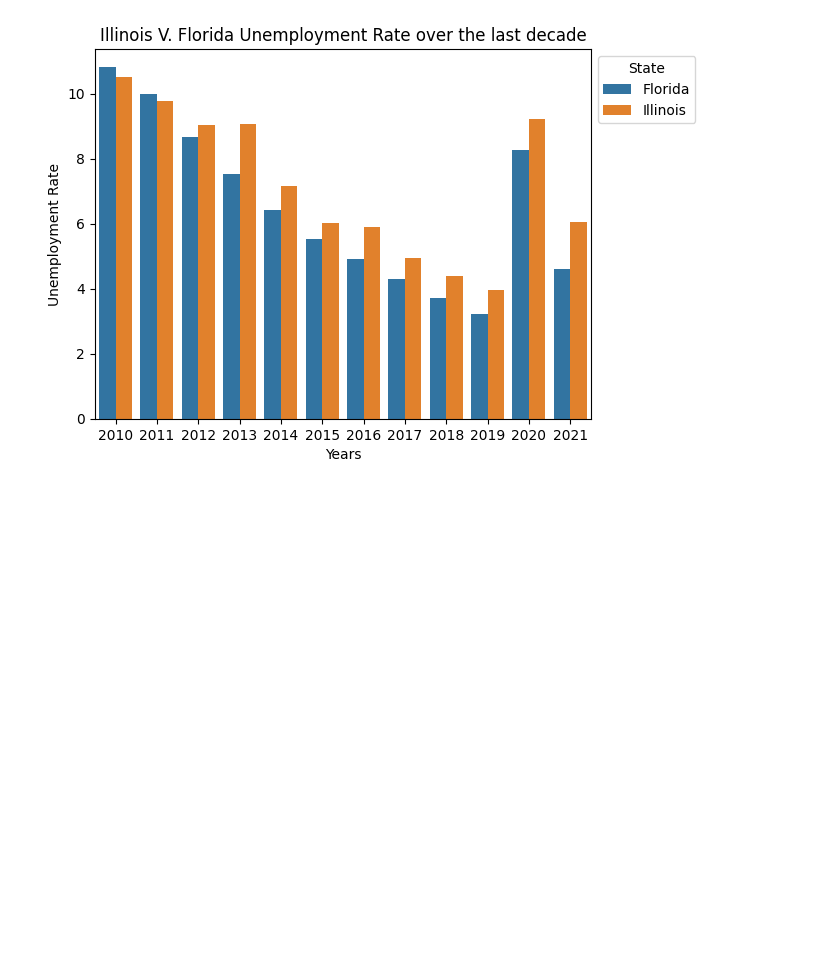
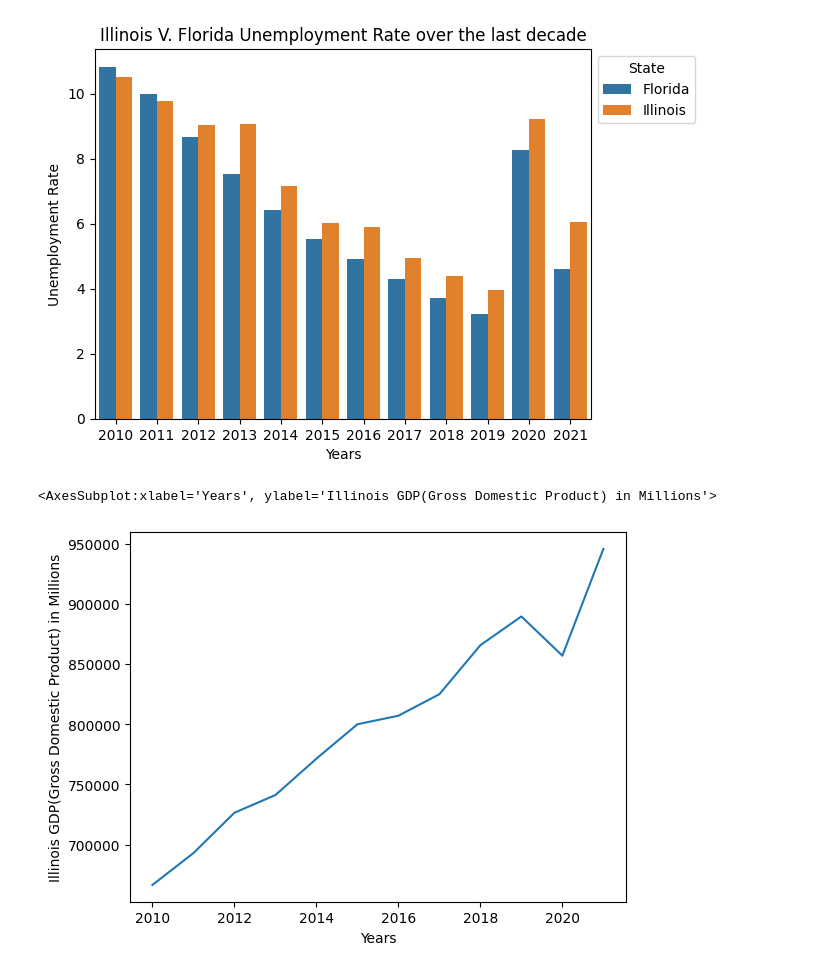
Before and after one commit to biancaatienza/418-project, a Jupyter notebook: Untitled.ipynb, the cells around one changed output. Cells and saved outputs as stored; diff of their text form; code cells hidden in the pictures; blank space fills up the shorter version.

Commit message:
added gdp data and code for both the states

```diff
--- a/Untitled.ipynb
+++ b/Untitled.ipynb
@@ -69,3 +69,10 @@ unemploymentPlot.set(title = "Illinois V. Florida Unemployment Rate over the las
 sns.move_legend(unemploymentPlot, "upper left", bbox_to_anchor=(1, 1))
 # %% [output]
 [figure]
+# %%
+illinoisGDP = pd.read_csv("ILNGSP.csv")
+illinoisGDP
+sns.lineplot(x='Years', y='Illinois GDP(Gross Domestic Product) in Millions', data=illinoisGDP)
+# %% [output]
+<AxesSubplot:xlabel='Years', ylabel='Illinois GDP(Gross Domestic Product) in Millions'>
+[figure, added]
```
Also changed, not shown: parts of 2 cells of this notebook, 3 other files.
